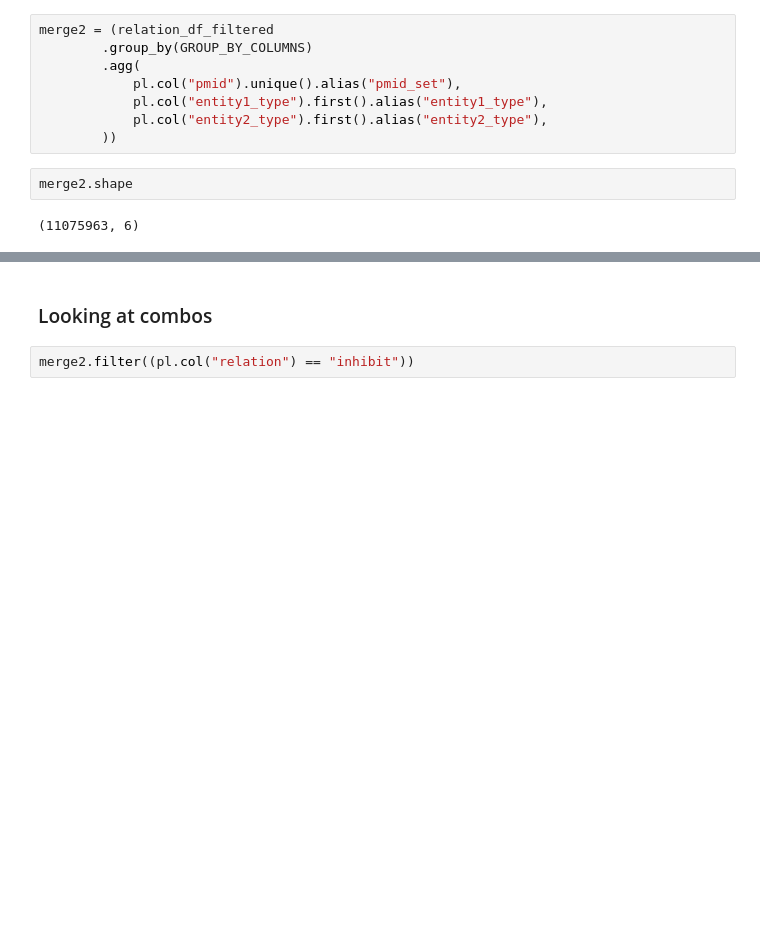
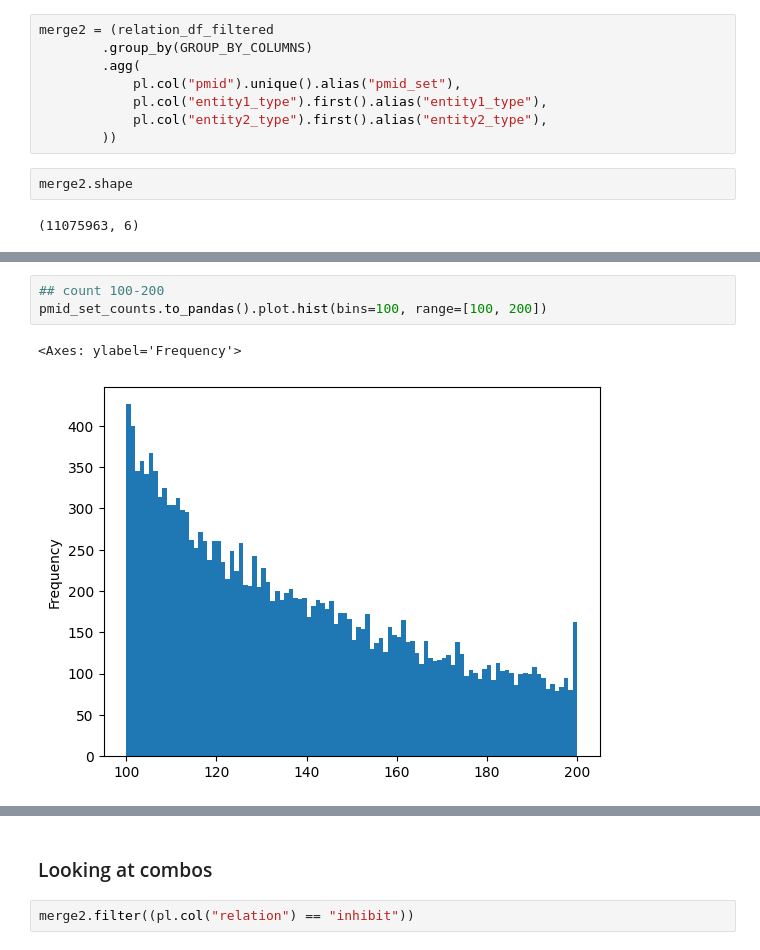
Before and after one commit to NCATSTranslator/translator-ingests, a Jupyter notebook: src/translator_ingest/ingests/pubtator/pubtator_eda.ipynb, the cells around one changed output, grey strips where cells are left out. Drawn from its saved outputs; the diff is of its cells as text; blank space fills up the shorter version.

```diff
--- a/src/translator_ingest/ingests/pubtator/pubtator_eda.ipynb
+++ b/src/translator_ingest/ingests/pubtator/pubtator_eda.ipynb
@@ -948,0 +1030,6 @@ shape: (5, 6)
+# %%
+## count 100-200
+pmid_set_counts.to_pandas().plot.hist(bins=100, range=[100, 200])
+# %% [output]
+<Axes: ylabel='Frequency'>
+[figure, added]
```
Also changed, not shown: parts of 19 cells of this notebook.
